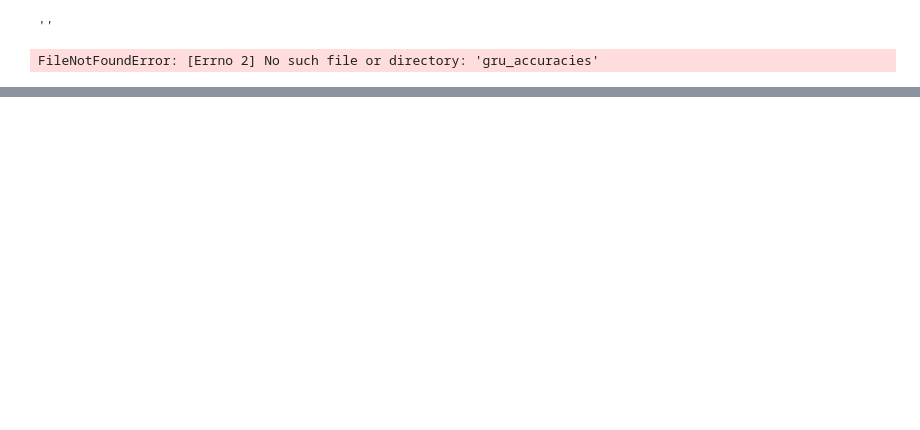
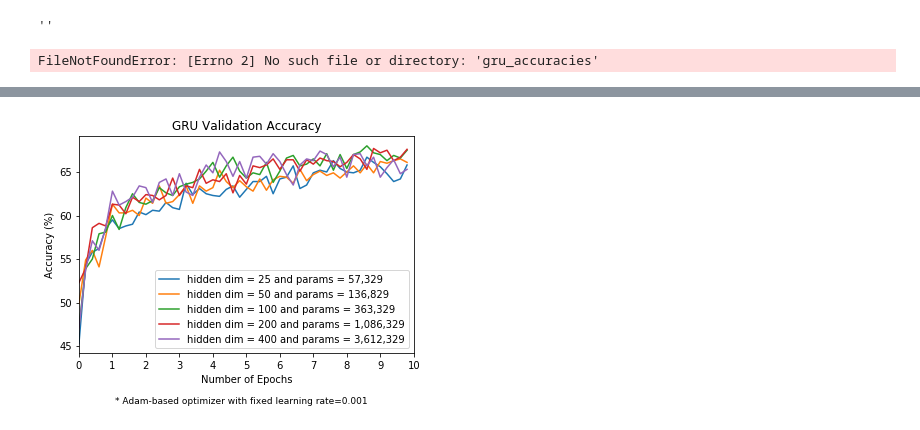
Before and after one commit to dgodevais/ds1011_hw2, a Jupyter notebook: DS1011_NLP_HW2_graphing.ipynb, the cells around one changed output, grey strips where cells are left out. Saved outputs shown, nothing was run; the diff lists cells and outputs as text; code cells hidden in the pictures; blank space fills up the shorter version.

```diff
--- a/DS1011_NLP_HW2_graphing.ipynb
+++ b/DS1011_NLP_HW2_graphing.ipynb
@@ -171,0 +167,21 @@ print(training_vectors)
+# %%
+gru_learning_rate = 1e-3
+hidden_layers = [ (25, '57,329'), (50, '136,829'), (100, '363,329'), (200, '1,086,329'), (400, '3,612,329')]
+for layer, theta in hidden_layers:
+    accuracies_gru_loaded = pkl.load(open("gru_accuracies3_{}_{}".format(gru_learning_rate,layer), "rb"))
+    gru_training, gru_val = get_plot_values(accuracies_gru_loaded)
+    plt.plot(list(np.arange(0, 10, 0.2)), gru_val, label="hidden dim = {} and params = {}".format(layer, theta))
+
+
+plt.title('GRU Validation Accuracy')
+plt.legend(loc = 'lower right')
+# plt.ylim([0, 15])
+plt.xlim([0, 10])
+plt.xticks(list(range(0,11,1)))
+plt.ylabel('Accuracy (%)')
+plt.xlabel('Number of Epochs')
+txt="* Adam-based optimizer with fixed learning rate=0.001"
+plt.figtext(0.5, -0.05, txt, wrap=True, horizontalalignment='center', fontsize=9)
+plt.show()
+# %% [output]
+[figure, added]
```
Also changed, not shown: parts of 8 cells of this notebook, 1 other file.
